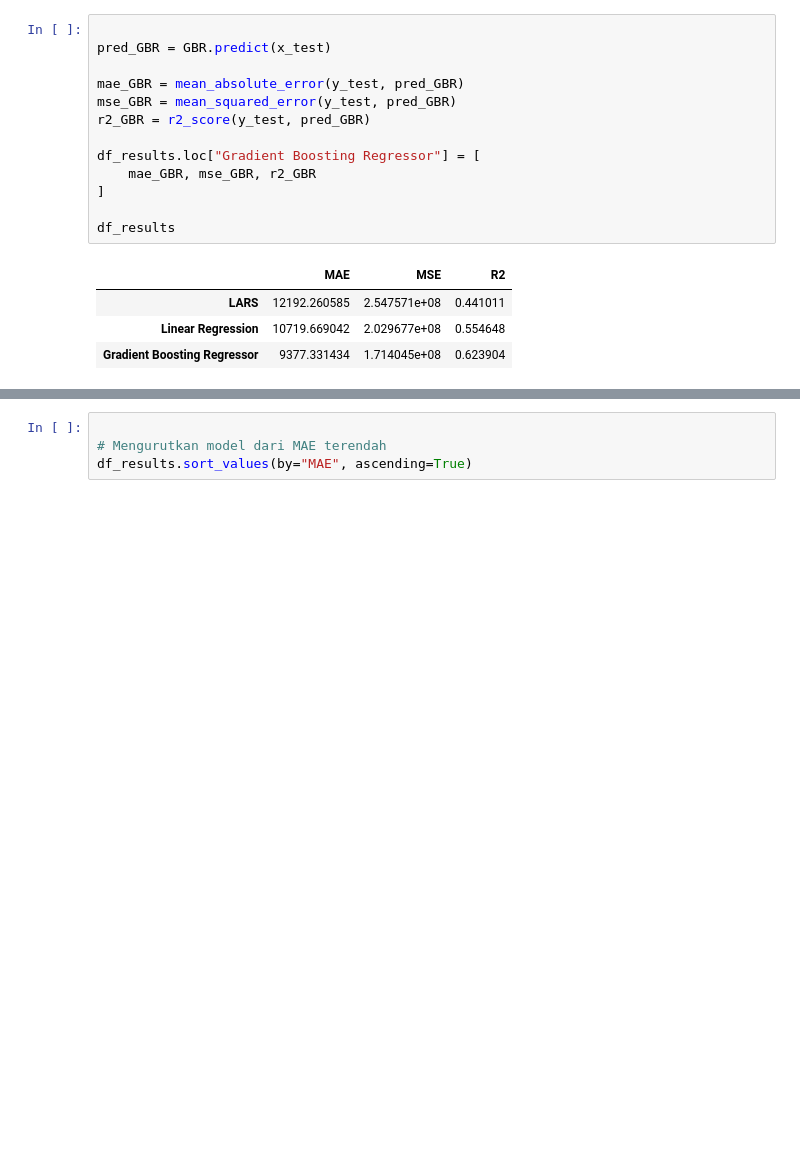
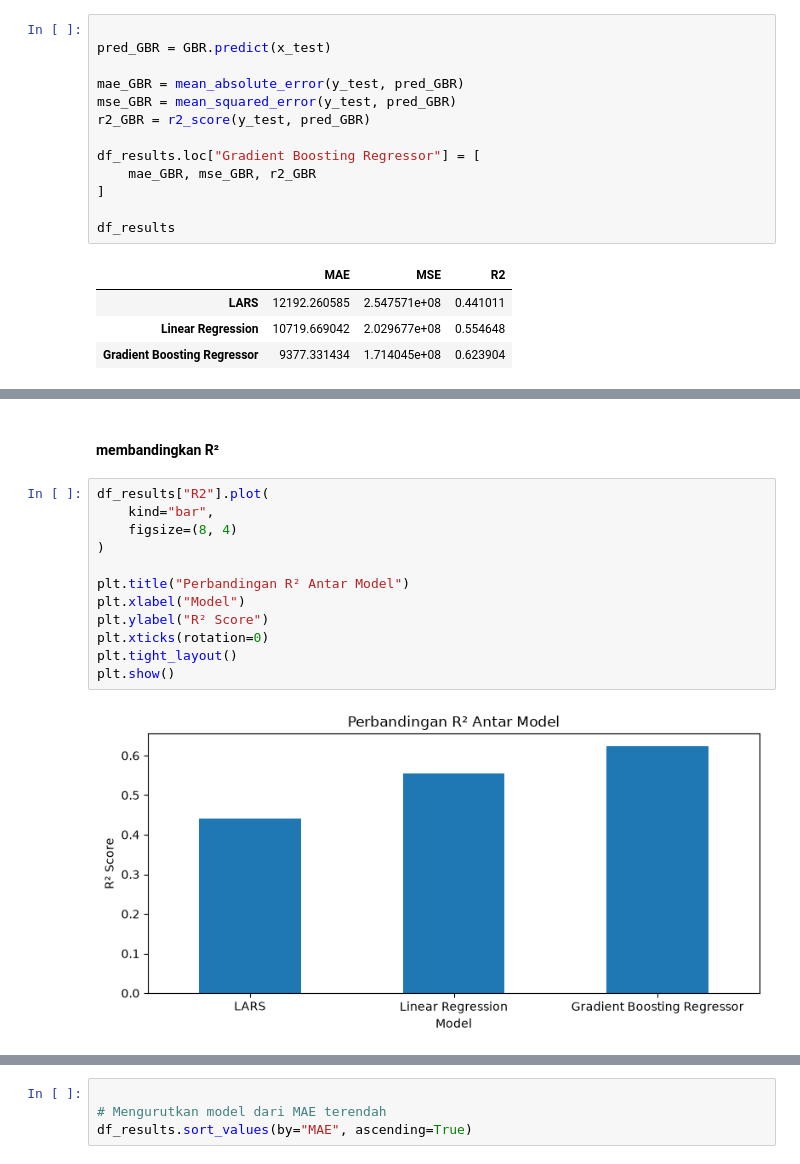
Before and after one commit to Oxjun/Machine_Learning, a Jupyter notebook: Tugas_car-prices/Tugas_car-prices.ipynb, the cells around one changed output, grey strips where cells are left out. Saved outputs shown, nothing was run; the diff lists cells and outputs as text; blank space fills up the shorter version.

```diff
--- a/Tugas_car-prices/Tugas_car-prices.ipynb
+++ b/Tugas_car-prices/Tugas_car-prices.ipynb
@@ -707,0 +764,16 @@ df_results
+# %% [markdown]
+#### membandingkan R²
+# %%
+df_results["R2"].plot(
+    kind="bar",
+    figsize=(8, 4)
+)
+
+plt.title("Perbandingan R² Antar Model")
+plt.xlabel("Model")
+plt.ylabel("R² Score")
+plt.xticks(rotation=0)
+plt.tight_layout()
+plt.show()
+# %% [output]
+[figure, added]
```
Also changed, not shown: parts of 8 cells of this notebook.
